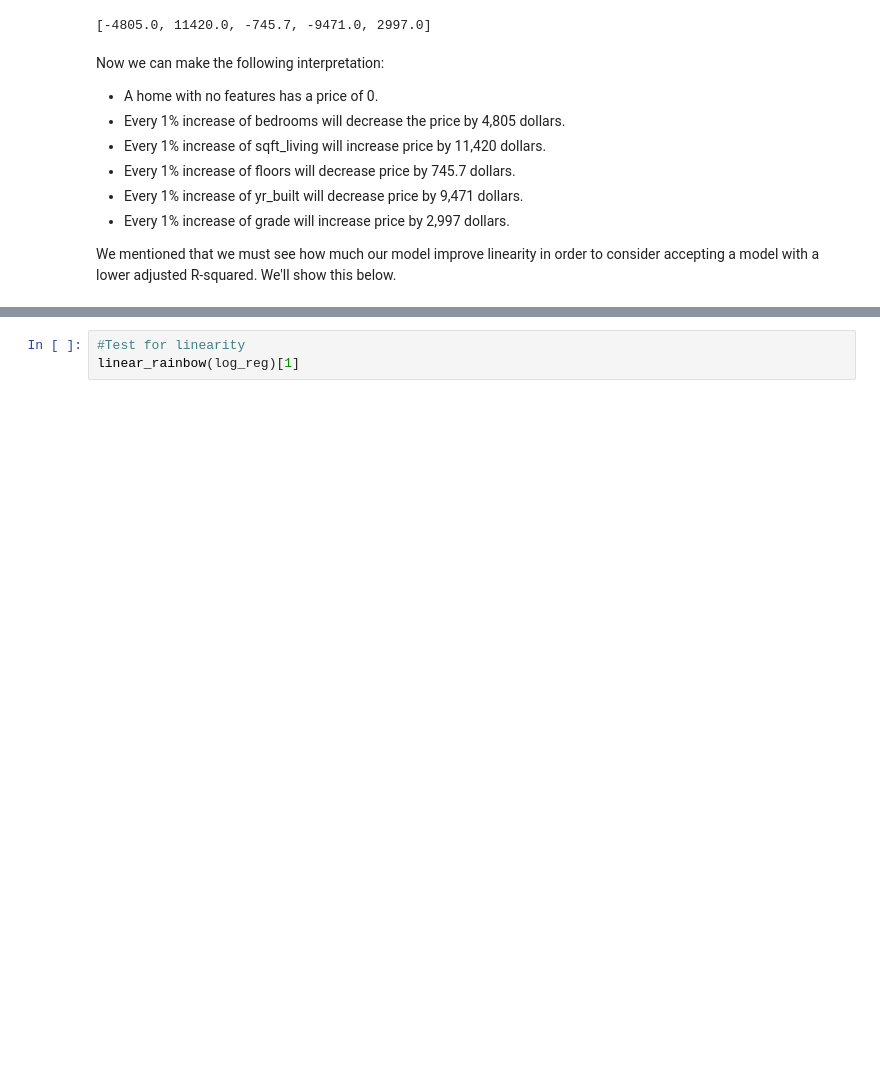
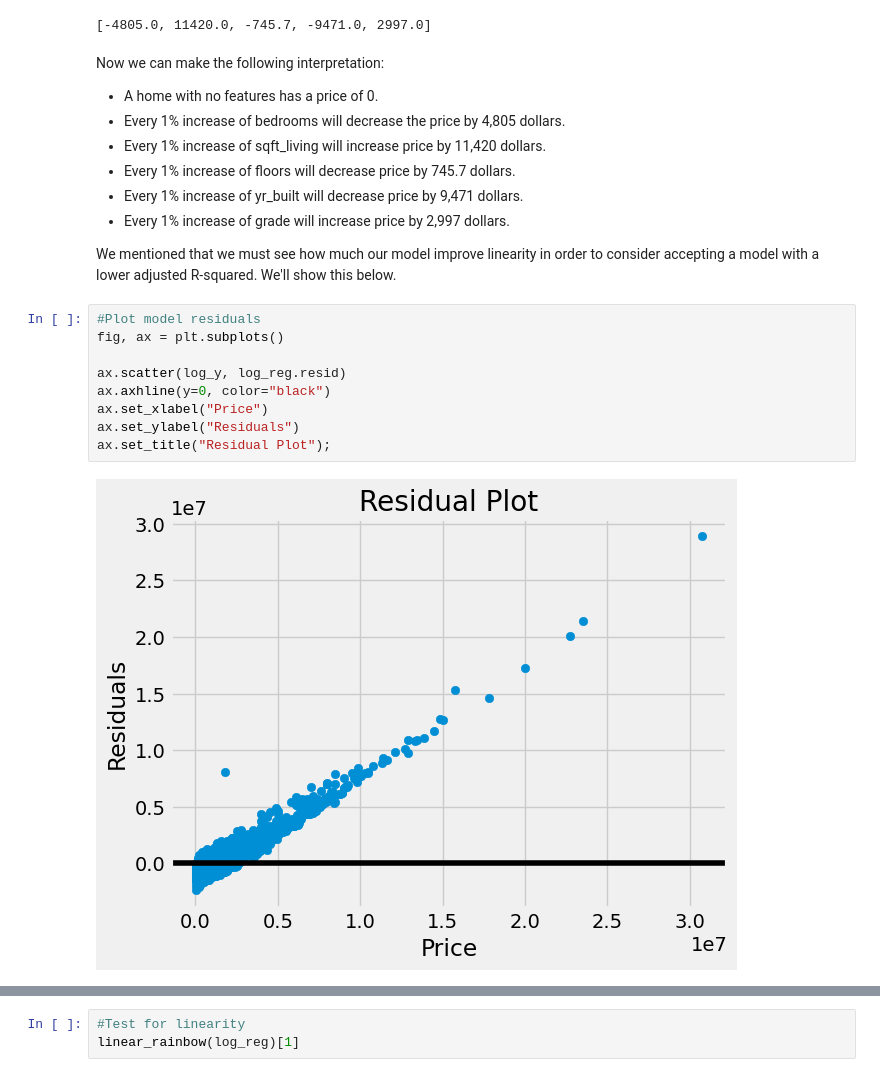
Before and after one commit to bmjaron/phase_2_final_project, a Jupyter notebook: regression_final_project_v_2.ipynb, the cells around one changed output, grey strips where cells are left out. Cells and saved outputs as stored; diff of their text form; blank space fills up the shorter version.

```diff
--- a/regression_final_project_v_2.ipynb
+++ b/regression_final_project_v_2.ipynb
@@ -743,3 +768,14 @@ Now we can make the following interpretation:
 *   Every 1% increase of grade will increase price by 2,997 dollars.
 
 We mentioned that we must see how much our model improve linearity in order to consider accepting a model with a lower adjusted R-squared. We'll show this below.
+# %%
+#Plot model residuals
+fig, ax = plt.subplots()
+
+ax.scatter(log_y, log_reg.resid)
+ax.axhline(y=0, color="black")
+ax.set_xlabel("Price")
+ax.set_ylabel("Residuals")
+ax.set_title("Residual Plot");
+# %% [output]
+[figure, added]
```
Also changed, not shown: parts of 17 cells of this notebook.
